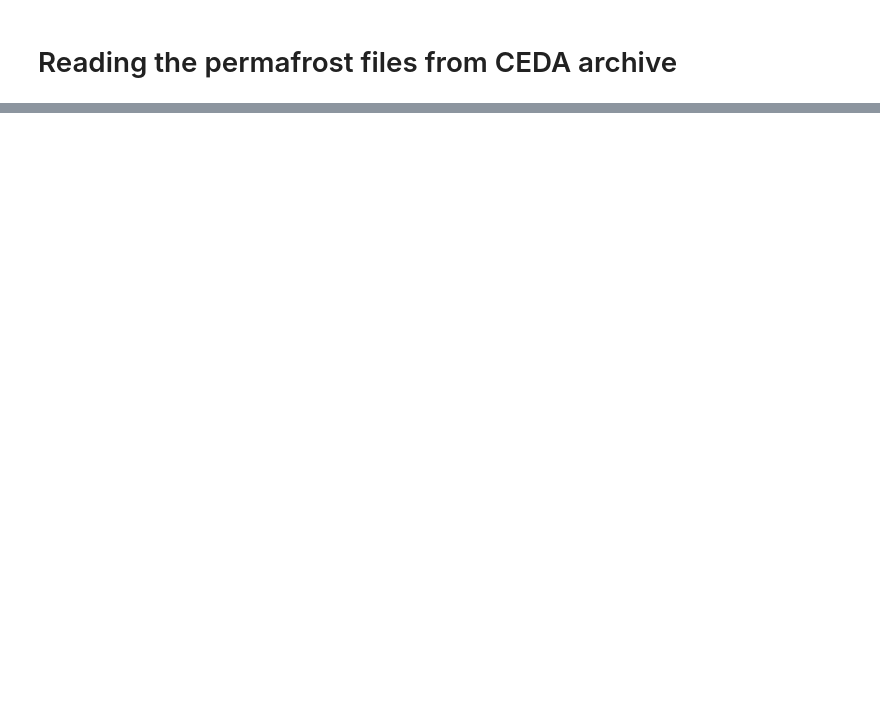
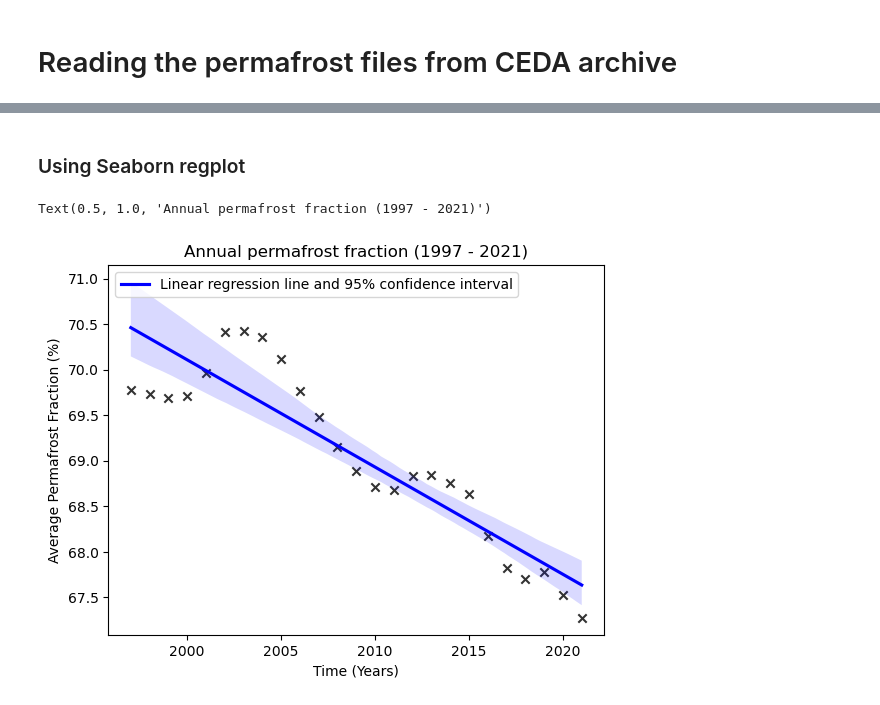
Before and after one commit to CharlieGamblin/EO-Induction, a Jupyter notebook: Practice Scripts/ESA_cci_Permafrost_Extent.ipynb, the cells around one changed output, grey strips where cells are left out. Cells and saved outputs as stored; diff of their text form; code cells hidden in the pictures; blank space fills up the shorter version.

```diff
--- a/Practice Scripts/ESA_cci_Permafrost_Extent.ipynb
+++ b/Practice Scripts/ESA_cci_Permafrost_Extent.ipynb
@@ -67,0 +120,11 @@ Text(0.5, 1.0, 'Permafrost Extent 1997')
+# %% [markdown]
+### Using Seaborn regplot
+# %%
+sn.regplot(x = time, y = permafrost_fraction_annual, data = permafrost_fraction_annual, marker = 'x', color = 'black', line_kws={'label': 'Linear regression line and 95% confidence interval', 'color': 'b'})
+plt.xlabel('Time (Years)')
+plt.ylabel('Average Permafrost Fraction (%)')
+plt.legend(loc="upper left")
+plt.title('Annual permafrost fraction (1997 - 2021)')
+# %% [output]
+Text(0.5, 1.0, 'Annual permafrost fraction (1997 - 2021)')
+[figure, added]
```
Also changed, not shown: parts of 13 cells of this notebook, 6 other files.
